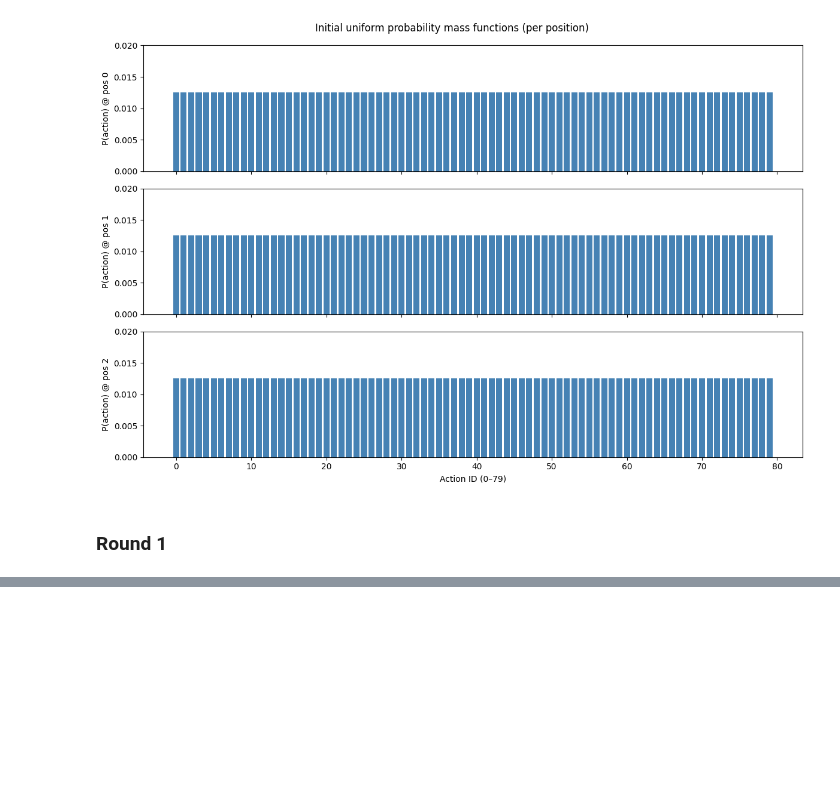
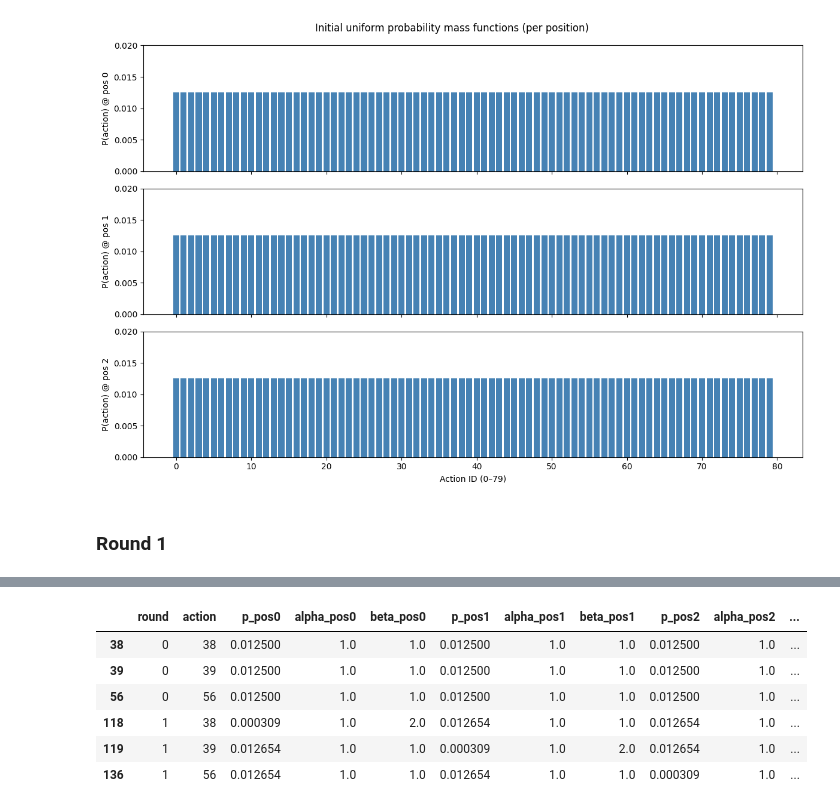
Before and after one commit to armandordorica/OBP_Replication, a Jupyter notebook: notebooks/bandit.ipynb, the cells around one changed output, grey strips where cells are left out. Drawn from its saved outputs; the diff is of its cells as text; code cells hidden in the pictures; blank space fills up the shorter version.

```diff
--- a/notebooks/bandit.ipynb
+++ b/notebooks/bandit.ipynb
@@ -71,0 +63,81 @@ sampled
+# %%
+
+sampled = df.groupby("position", group_keys=False).apply(lambda x: x.sample(1, random_state=None))
+sampled
+
+# ---------- Setup ----------
+n_actions = bf["n_actions"]     # K=80
+positions = [0, 1, 2]
+
+# Priors: Beta(1,1) everywhere (Round 0 state)
+alpha = {pos: np.ones(n_actions, dtype=float) for pos in positions}
+beta  =  {pos: np.ones(n_actions, dtype=float) for pos in positions}
+
+def exact_pmf_one_update(K: int, updated_arm: int, reward: int):
+    """
+    Closed-form TS selection probabilities when all arms start Beta(1,1),
+    and exactly one arm is updated once at this position (no MC).
+    """
+    p = np.empty(K, dtype=float)
+    if reward == 1:
+        p_updated = 2.0 / (K + 1.0)              # updated arm
+        p_others  = 1.0 / (K + 1.0)              # every other arm
+    else:
+        p_updated = 2.0 / (K * (K + 1.0))        # updated arm
+        p_others  = (1.0 - p_updated) / (K - 1.) # spread remainder evenly
+    p.fill(p_others)
+    p[updated_arm] = p_updated
+    return p
+
+def make_probs_df(round_num: int, alpha, beta, pmf_by_pos):
+    """Build a wide DataFrame for a given round with selection probs and α/β per position."""
+    rows = []
+    for a in range(n_actions):
+        row = {"round": round_num, "action": a}
+        for pos in positions:
+            row[f"p_pos{pos}"]     = pmf_by_pos[pos][a]
+            row[f"alpha_pos{pos}"] = alpha[pos][a]
+            row[f"beta_pos{pos}"]  = beta[pos][a]
+        rows.append(row)
+    return pd.DataFrame(rows)
+
+# ---------- Round 0: before any updates ----------
+pmf_round0 = {pos: np.full(n_actions, 1.0 / n_actions) for pos in positions}  # uniform
+df_round0  = make_probs_df(round_num=0, alpha=alpha, beta=beta, pmf_by_pos=pmf_round0)
+
+# ---------- Sample one observation per position from your log DF ----------
+# NOTE: set random_state=<int> for reproducibility; None for fresh randomness.
+sampled = (
+    df.groupby("position", group_keys=False)
+      .apply(lambda x: x.sample(1, random_state=None))
+      .reset_index(drop=True)
+)
+
+# ---------- Round 1: apply sampled updates ----------
+for _, r in sampled.iterrows():
+    a_obs = int(r["action"])
+    p_obs = int(r["position"])
+    r_obs = int(r["reward"])
+    alpha[p_obs][a_obs] += r_obs
+    beta[p_obs][a_obs]  += (1 - r_obs)
+
+# Build PMFs after the (one) update at each position (closed-form)
+pmf_round1 = {}
+for pos in positions:
+    obs_row = sampled.loc[sampled["position"] == pos].iloc[0]
+    pmf_round1[pos] = exact_pmf_one_update(
+        K=n_actions,
+        updated_arm=int(obs_row["action"]),
+        reward=int(obs_row["reward"]),
+    )
+
+df_round1 = make_probs_df(round_num=1, alpha=alpha, beta=beta, pmf_by_pos=pmf_round1)
+
+# ---------- Combine rounds for tracking ----------
+df_probs_all_rounds = pd.concat([df_round0, df_round1], ignore_index=True)
+
+# Peek: show just the three updated actions across rounds
+updated_actions = sampled["action"].tolist()
+print("\nUpdated actions across rounds:")
+df_probs_all_rounds[df_probs_all_rounds["action"].isin(updated_actions)].sort_values(["round","action"])
+# %% [output]
@@ -71,0 +151,7 @@ sampled
+|  | round | action | p_pos0 | alpha_pos0 | beta_pos0 | p_pos1 | alpha_pos1 | beta_pos1 | p_pos2 | alpha_pos2 | ... |
+| 38 | 0 | 38 | 0.012500 | 1.0 | 1.0 | 0.012500 | 1.0 | 1.0 | 0.012500 | 1.0 | ... |
+| 39 | 0 | 39 | 0.012500 | 1.0 | 1.0 | 0.012500 | 1.0 | 1.0 | 0.012500 | 1.0 | ... |
+| 56 | 0 | 56 | 0.012500 | 1.0 | 1.0 | 0.012500 | 1.0 | 1.0 | 0.012500 | 1.0 | ... |
+| 118 | 1 | 38 | 0.000309 | 1.0 | 2.0 | 0.012654 | 1.0 | 1.0 | 0.012654 | 1.0 | ... |
+| 119 | 1 | 39 | 0.012654 | 1.0 | 1.0 | 0.000309 | 1.0 | 2.0 | 0.012654 | 1.0 | ... |
+| 136 | 1 | 56 | 0.012654 | 1.0 | 1.0 | 0.012654 | 1.0 | 1.0 | 0.000309 | 1.0 | ... |
```
Also changed, not shown: parts of 12 cells of this notebook.
